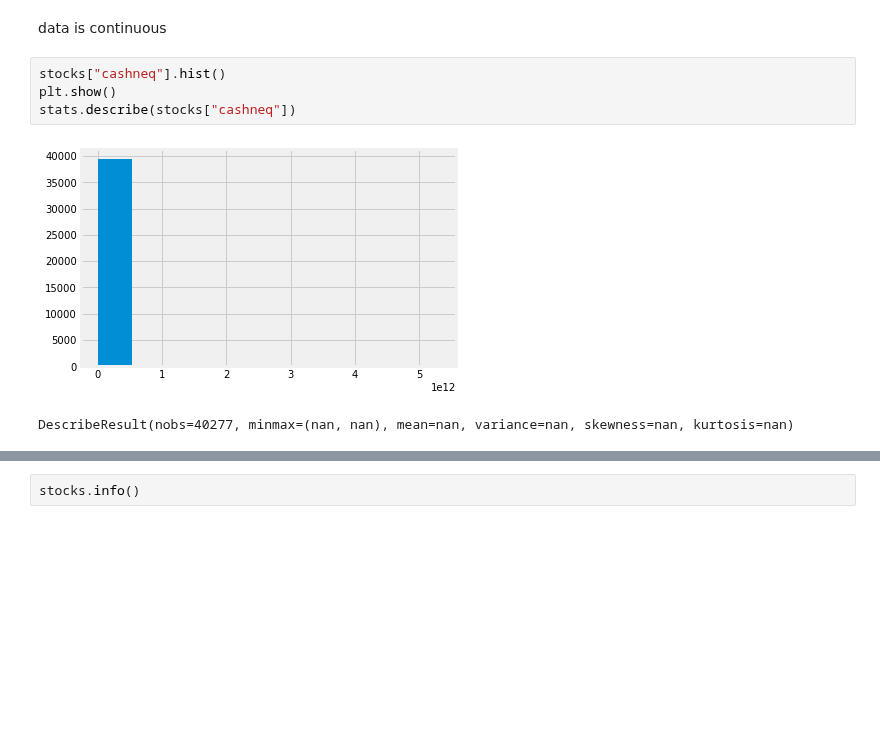
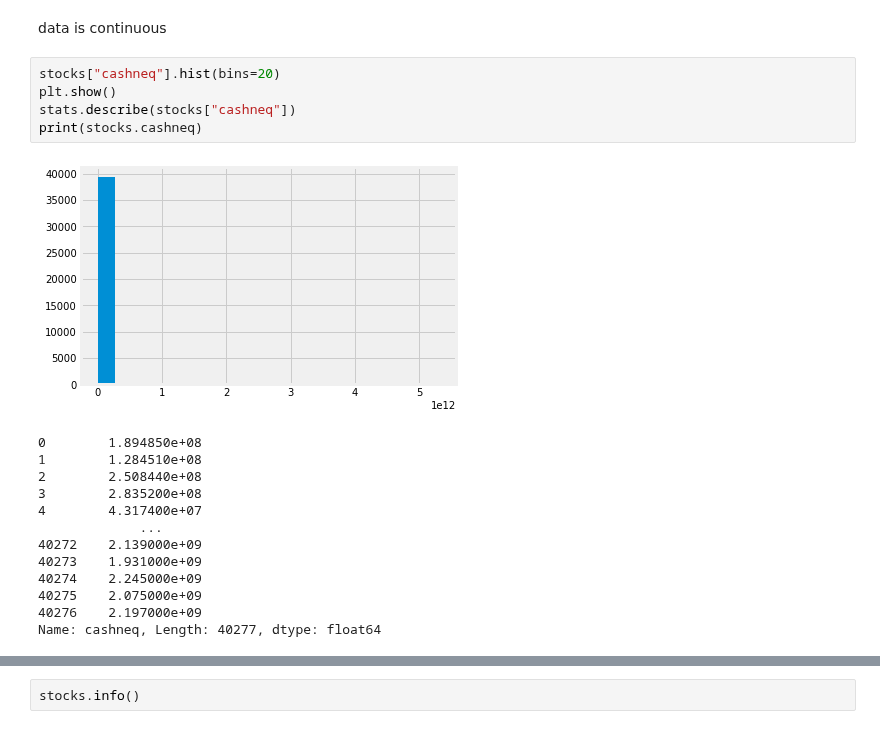
Before and after one commit to Gaukhar-ai/for_my_Thinkful_work, a Jupyter notebook: capstone/1.ipynb, the cells around one changed output, grey strips where cells are left out. Drawn from its saved outputs; the diff is of its cells as text; blank space fills up the shorter version.

```diff
--- a/capstone/1.ipynb
+++ b/capstone/1.ipynb
@@ -112,10 +103,22 @@ Name: cashneq, dtype: float64
 # %% [markdown]
 data is continuous
 # %%
-stocks["cashneq"].hist()
+stocks["cashneq"].hist(bins=20)
 plt.show()
 stats.describe(stocks["cashneq"])
+print(stocks.cashneq)
 # %% [output]
-[figure, old version]
+[figure, new version]
-DescribeResult(nobs=40277, minmax=(nan, nan), mean=nan, variance=nan, skewness=nan, kurtosis=nan)
+0        1.894850e+08
+1        1.284510e+08
+2        2.508440e+08
+3        2.835200e+08
+4        4.317400e+07
+             ...
+40272    2.139000e+09
+40273    1.931000e+09
+40274    2.245000e+09
+40275    2.075000e+09
+40276    2.197000e+09
+Name: cashneq, Length: 40277, dtype: float64
 [interactive output not drawn]
```
Also changed, not shown: parts of 35 cells of this notebook, 1 other file.
